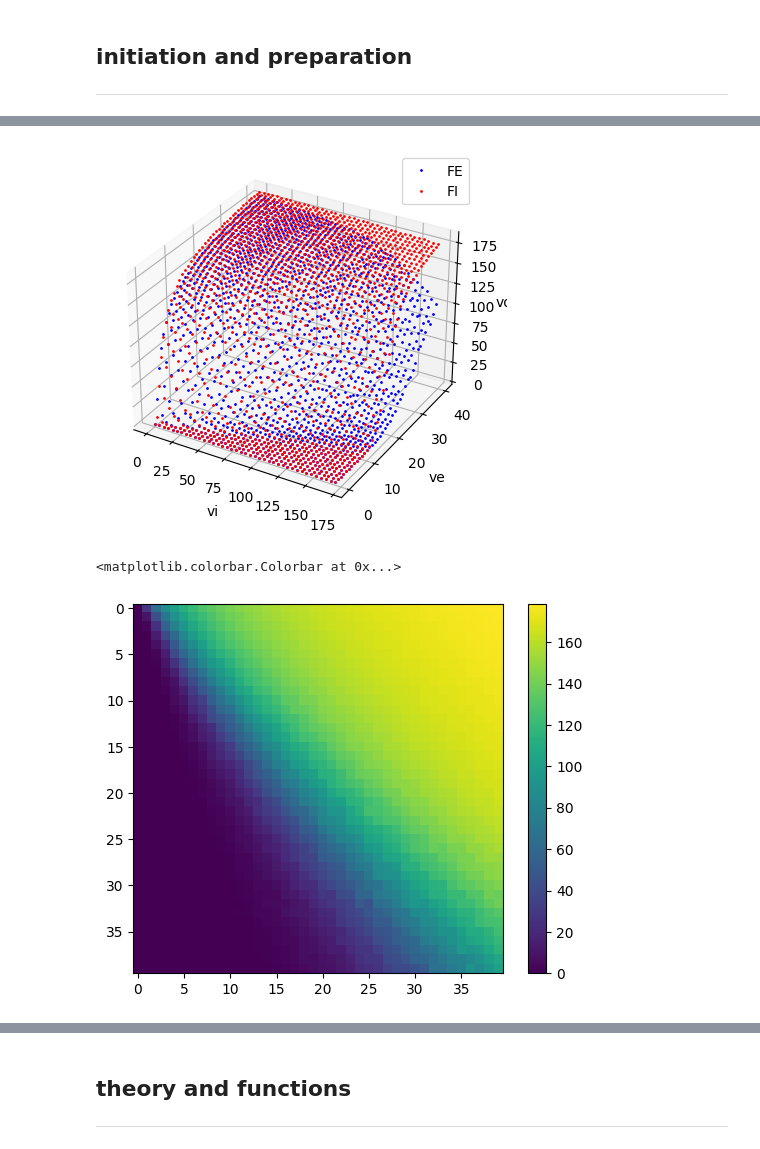
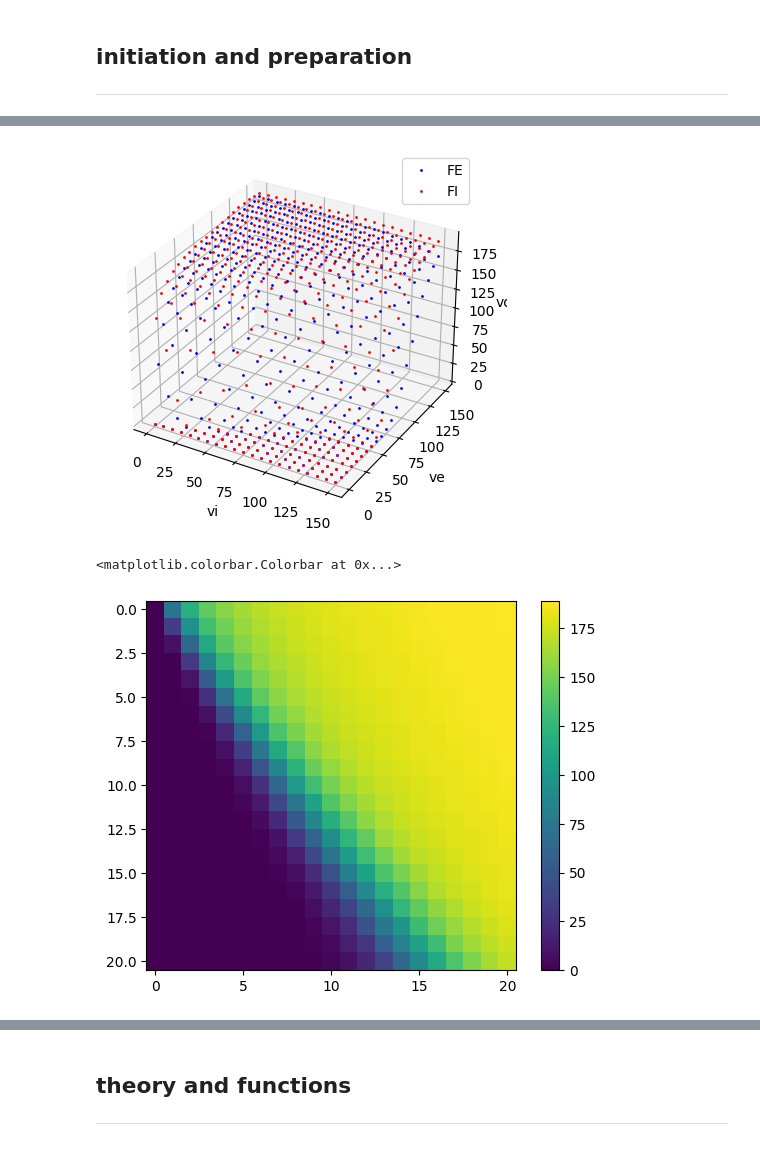
Before and after one commit to joverwiening/MF-TransferFunction, a Jupyter notebook: fitTF.ipynb, the cells around one changed output, grey strips where cells are left out. Cells and saved outputs as stored; diff of their text form; code cells hidden in the pictures.

Commit message:
own cortex fit

```diff
--- a/fitTF.ipynb
+++ b/fitTF.ipynb
@@ -16,4 +16,11 @@ ve = np.linspace(0, 40, 40)
 vi = np.linspace(0, 170, 40)
 
 vve, vvi = np.meshgrid(ve, vi)
+# %%
+RS = np.load('data\\ExpTF_cortex_exc_Nstp21.npy').T
+FS = np.load('data\\ExpTF_cortex_inh_Nstp21.npy').T
+ve = np.linspace(0, 150, 21)
+vi = np.linspace(0, 150, 21)
+
+vve, vvi = np.meshgrid(ve, vi)
 # %%
@@ -29,17 +36,17 @@ Text(0, 0.5, 'vout TC')
 # %%
 ax = plt.axes(projection='3d')
-ax.plot3D(vvi.flatten(), vve.flatten(), TC.flatten(), 'ob', markersize=1,label='FE')
-ax.plot3D(vvi.flatten(), vve.flatten(), RE.flatten(), 'or', markersize=1,label='FI')
+ax.plot3D(vvi.flatten(), vve.flatten(), RS.flatten(), 'ob', markersize=1,label='FE')
+ax.plot3D(vvi.flatten(), vve.flatten(), FS.flatten(), 'or', markersize=1,label='FI')
 
 ax.set_xlabel('vi')
 ax.set_ylabel('ve')
 ax.set_zlabel('vout')
 ax.legend();
 # %% [output]
-[figure, old version]
+[figure, new version]
 # %%
-plt.imshow(TC)
+plt.imshow(RS)
 plt.colorbar()
 # %% [output]
 <matplotlib.colorbar.Colorbar at 0x...>
-[figure, old version]
+[figure, new version]
```
Also changed, not shown: parts of 14 cells of this notebook, 4 other files.
